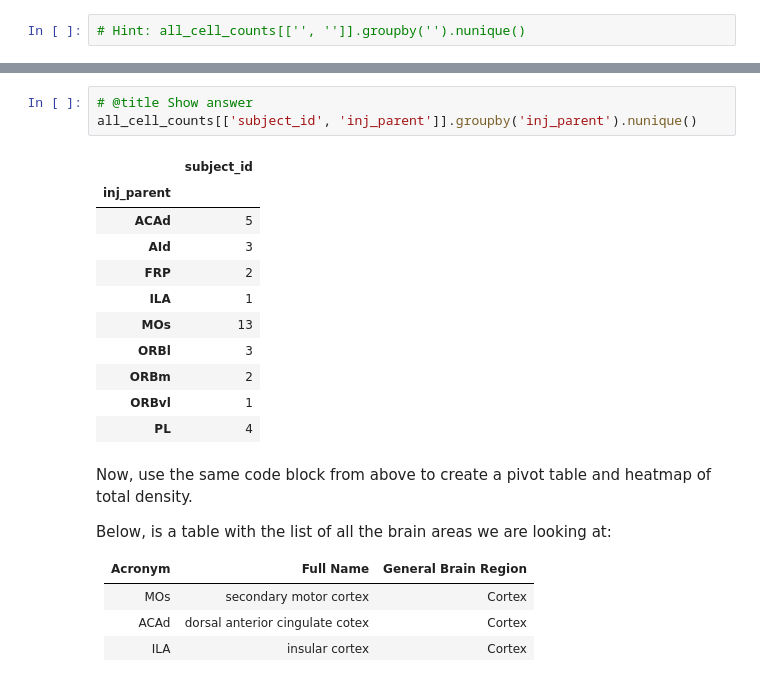
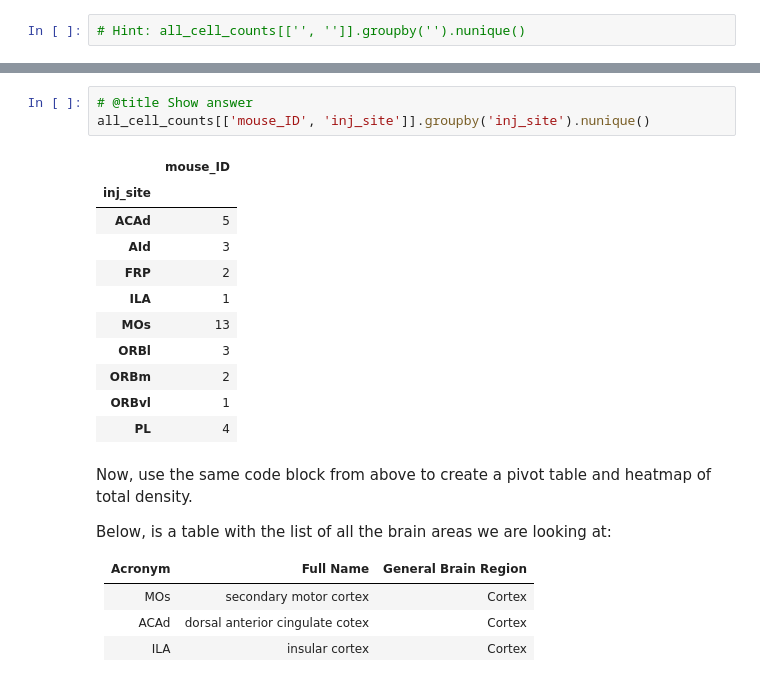
Before and after one commit to leesuyee/mesoscale-connectivity-tutorial, a Jupyter notebook: mesoscale_connectivity_coding_activity.ipynb, the cells around one changed output, grey strips where cells are left out. Cells and saved outputs as stored; diff of their text form.

```diff
--- a/mesoscale_connectivity_coding_activity.ipynb
+++ b/mesoscale_connectivity_coding_activity.ipynb
@@ -738,10 +744,10 @@ all_cell_counts.subject_id.nunique()
 21
 # %%
 # @title Show answer
-all_cell_counts[['subject_id', 'inj_parent']].groupby('inj_parent').nunique()
+all_cell_counts[['mouse_ID', 'inj_site']].groupby('inj_site').nunique()
 # %% [output]
-|  | subject_id |
-| inj_parent |  |
+|  | mouse_ID |
+| inj_site |  |
 | ACAd | 5 |
 | AId | 3 |
 | FRP | 2 |
```
Also changed, not shown: parts of 12 cells of this notebook.
